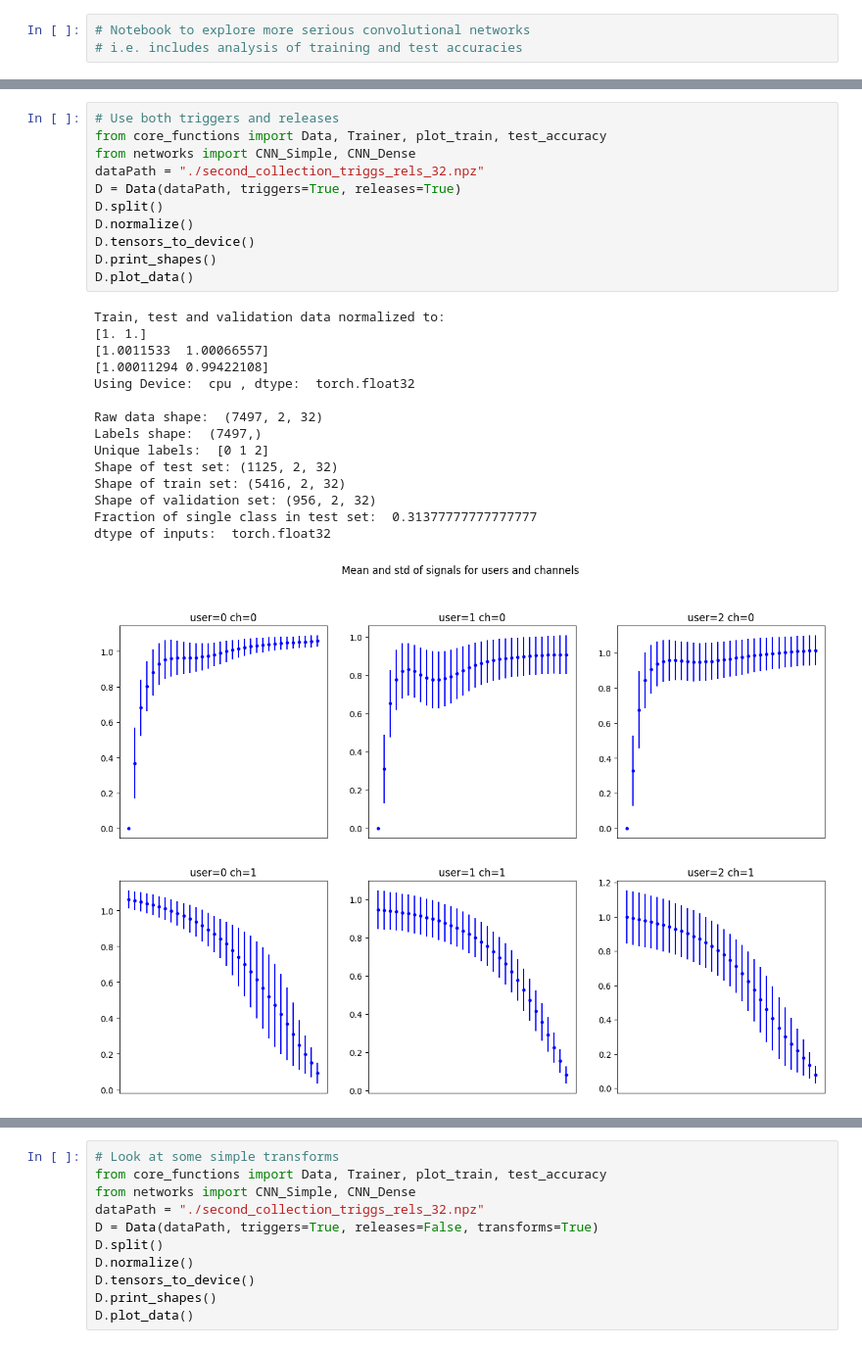
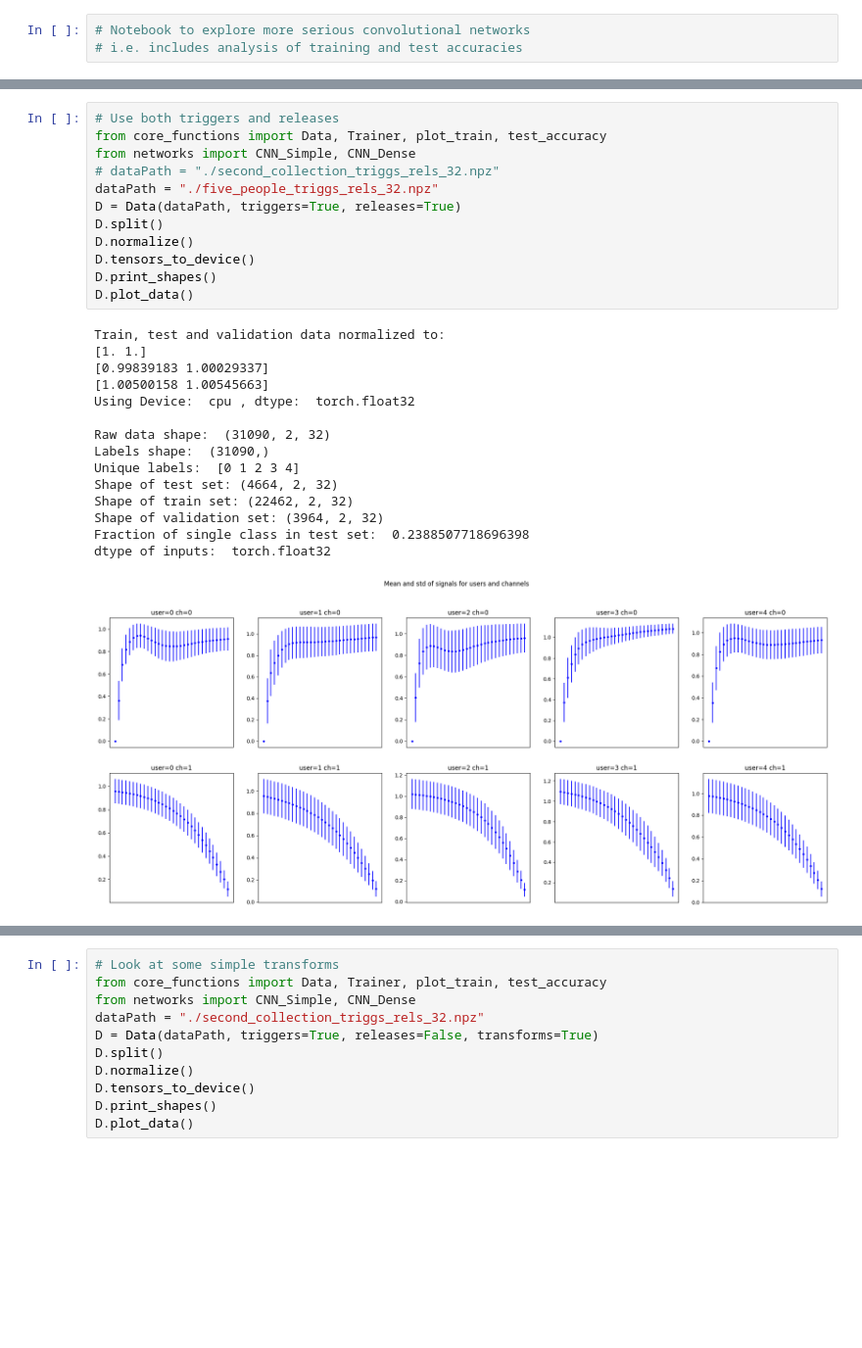
Before and after one commit to GuiMacielPereira/sensor_ML, a Jupyter notebook: data_processing/serious_pytorch.sync.ipynb, the cells around one changed output, grey strips where cells are left out. Shown at 98% size. Cells and saved outputs as stored; diff of their text form; blank space fills up the shorter version.

```diff
--- a/data_processing/serious_pytorch.sync.ipynb
+++ b/data_processing/serious_pytorch.sync.ipynb
@@ -41,28 +57,29 @@ Model 1: 91.6%
 # %%
 # Use both triggers and releases
 from core_functions import Data, Trainer, plot_train, test_accuracy
 from networks import CNN_Simple, CNN_Dense
-dataPath = "./second_collection_triggs_rels_32.npz"
+# dataPath = "./second_collection_triggs_rels_32.npz"
+dataPath = "./five_people_triggs_rels_32.npz"
 D = Data(dataPath, triggers=True, releases=True)
 D.split()
 D.normalize()
 D.tensors_to_device()
 D.print_shapes()
 D.plot_data()
 # %% [output]
 Train, test and validation data normalized to:
 [1. 1.]
-[1.0011533  1.00066557]
-[1.00011294 0.99422108]
+[0.99839183 1.00029337]
+[1.00500158 1.00545663]
 Using Device:  cpu , dtype:  torch.float32
 
-Raw data shape:  (7497, 2, 32)
-Labels shape:  (7497,)
-Unique labels:  [0 1 2]
-Shape of test set: (1125, 2, 32)
-Shape of train set: (5416, 2, 32)
-Shape of validation set: (956, 2, 32)
-Fraction of single class in test set:  0.31377777777777777
+Raw data shape:  (31090, 2, 32)
+Labels shape:  (31090,)
+Unique labels:  [0 1 2 3 4]
+Shape of test set: (4664, 2, 32)
+Shape of train set: (22462, 2, 32)
+Shape of validation set: (3964, 2, 32)
+Fraction of single class in test set:  0.2388507718696398
 dtype of inputs:  torch.float32
-[figure, old version]
+[figure, new version]
 # %%
```
Also changed, not shown: parts of 5 cells of this notebook, 4 other files.
